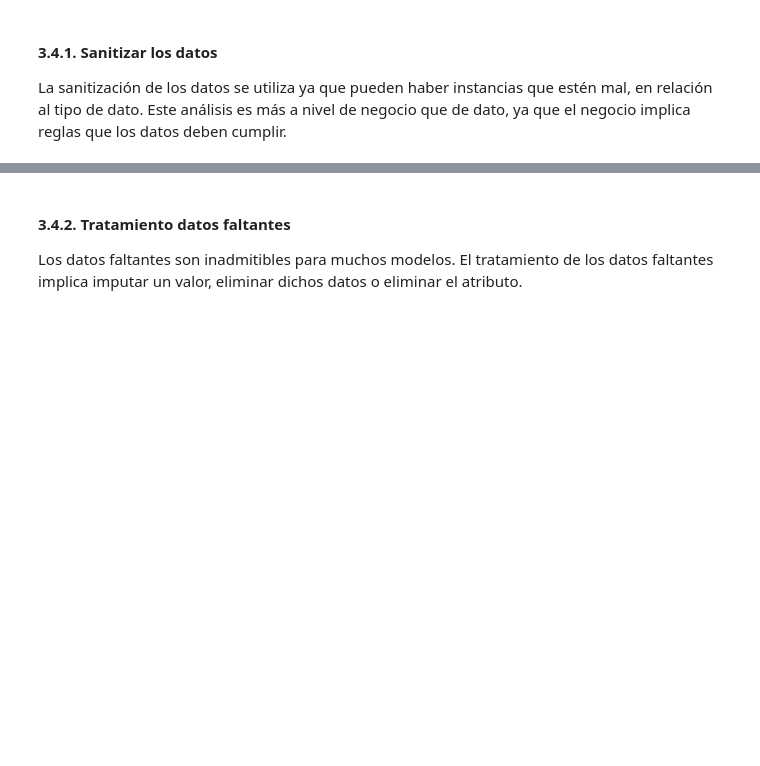
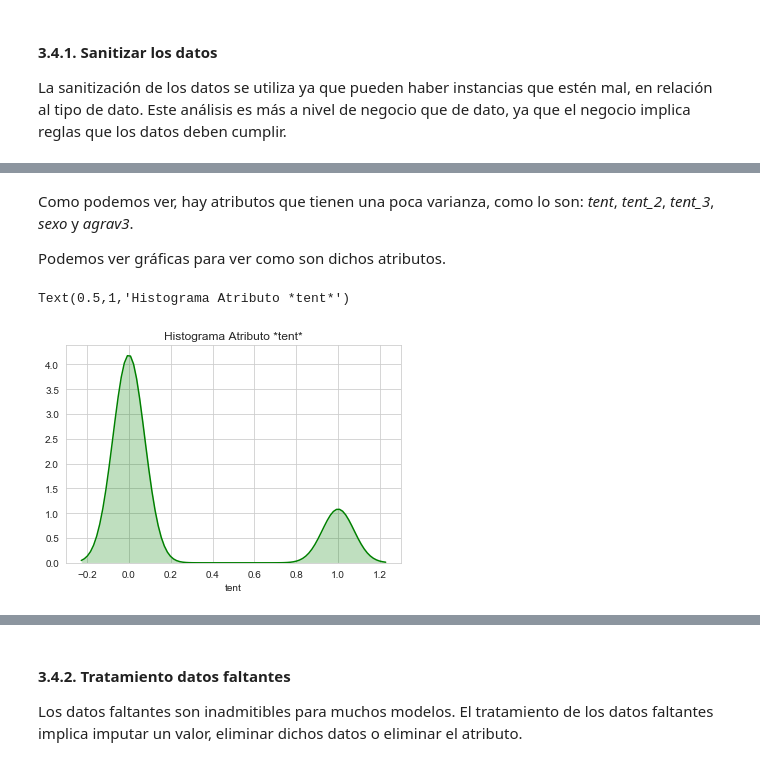
Before and after one commit to brunomaso1/ml-porfolio, a Jupyter notebook: content/posts/jupyter-notebooks/2018/Voy_preso_o_no_analisis_dataset_penal2016_python.ipynb, the cells around one changed output, grey strips where cells are left out. Drawn from its saved outputs; the diff is of its cells as text; code cells hidden in the pictures; blank space fills up the shorter version.

```diff
--- a/content/posts/jupyter-notebooks/2018/Voy_preso_o_no_analisis_dataset_penal2016_python.ipynb
+++ b/content/posts/jupyter-notebooks/2018/Voy_preso_o_no_analisis_dataset_penal2016_python.ipynb
@@ -285,0 +630,8 @@ La sanitización de los datos se utiliza ya que pueden haber instancias que est
+# %%
+# Visualizar valores duplicados.
+
+# Unimos con la variable objetivo para que los cambios sean coherentes.
+data['tipo_proc'] = label.values
+
+# Chequeamos los duplicados.
+data.loc[data.duplicated(),:].head()
@@ -285,0 +662,6 @@ La sanitización de los datos se utiliza ya que pueden haber instancias que est
+# %%
+# Removemos los duplicados.
+data.drop_duplicates(inplace=True)
+
+# Contamos la cantidad de tuplas.
+data.count()
@@ -285,0 +688,6 @@ La sanitización de los datos se utiliza ya que pueden haber instancias que est
+# %%
+# Remplazamos el indice y eliminamos el anterior.
+data.reset_index(inplace=True, drop=True)
+
+# Visualizamos el conjunto.
+data.head()
@@ -285,0 +701,5 @@ La sanitización de los datos se utiliza ya que pueden haber instancias que est
+# %%
+# Obtenemos la variable objetivo.
+label = data['tipo_proc']
+# Eliminamos la variable objetivo de los predictores para realizar las transformaciones solamente a los predictores.
+data.drop(['tipo_proc'], axis=1, inplace=True)
@@ -285,0 +729,10 @@ La sanitización de los datos se utiliza ya que pueden haber instancias que est
+# %% [markdown]
+Como podemos ver, hay atributos que tienen una poca varianza, como lo son: *tent*, *tent_2*, *tent_3*, *sexo* y *agrav3*.
+
+Podemos ver gráficas para ver como son dichos atributos.
+# %%
+# Grafico el atributo *tent*
+sns.distplot(data['tent'], hist=False, color="g", kde_kws={"shade": True}).set_title('Histograma Atributo *tent*')
+# %% [output]
+Text(0.5,1,'Histograma Atributo *tent*')
+[figure, added]
```
Also changed, not shown: parts of 100 cells of this notebook, 8 other files.
